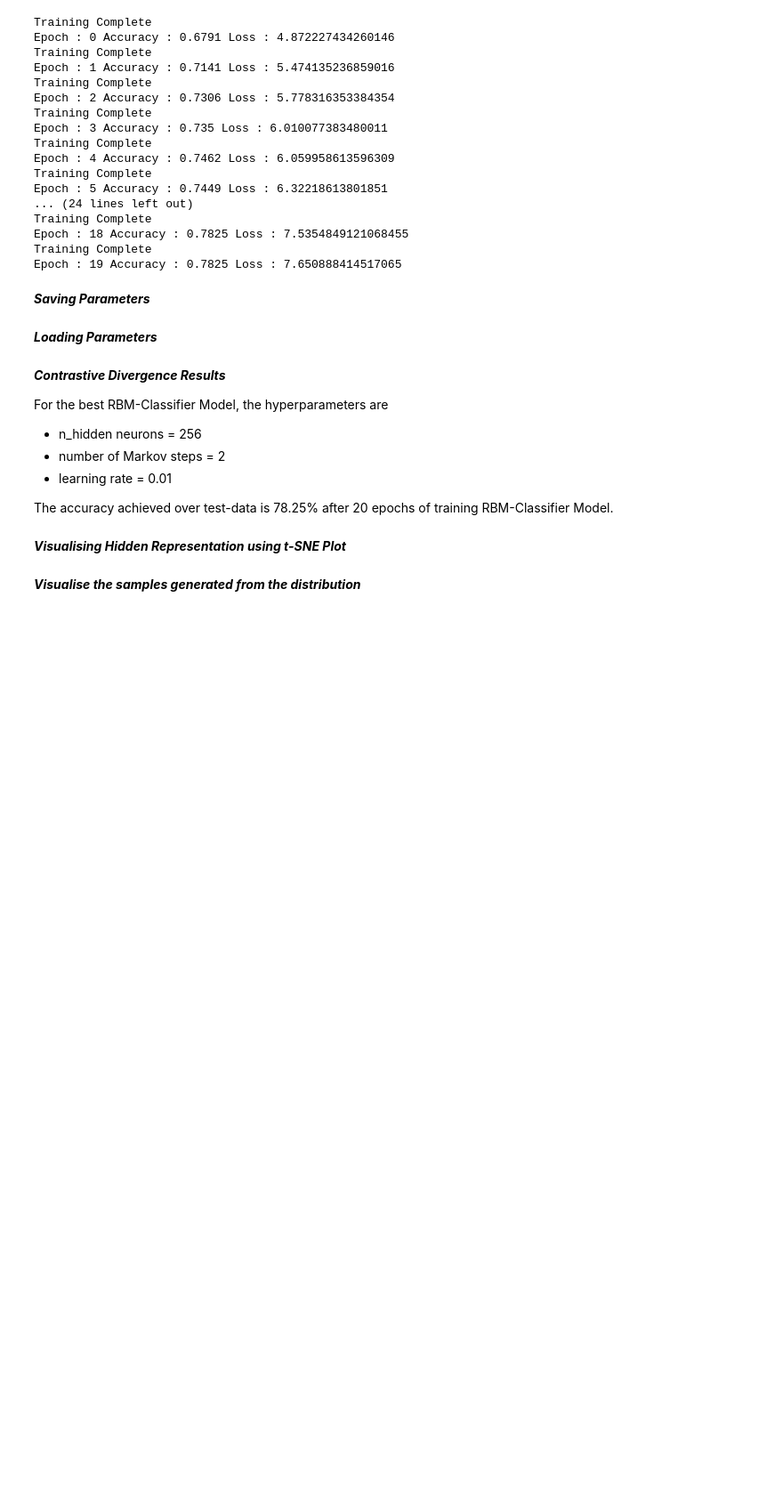
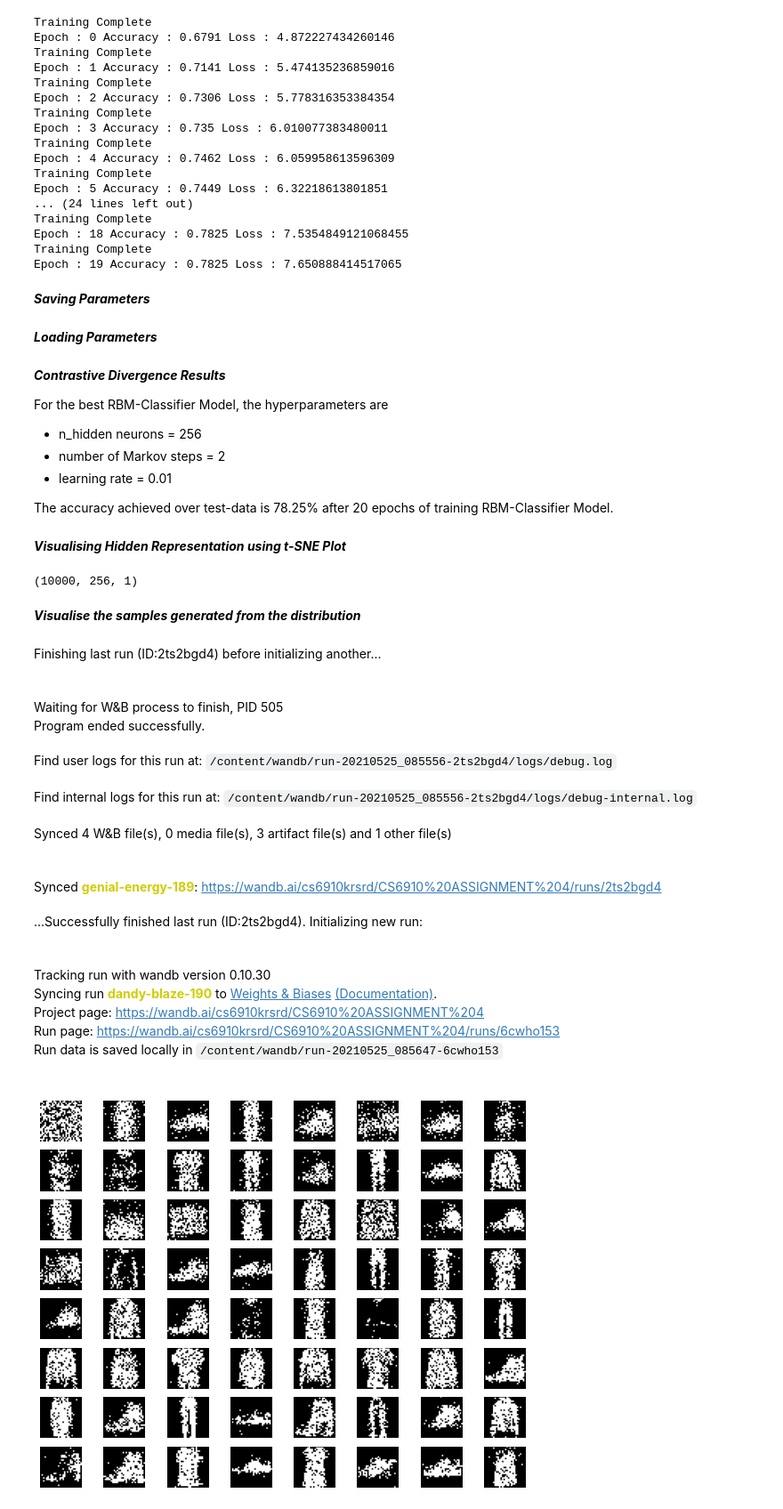
Before and after one commit to srinivasrdhkrshnn/RBM-with-Gibbs-Samplimg-Contrastive-Divergence, a Jupyter notebook: Contrastive_Divergence_Assignment_4.ipynb, the cells around one changed output. Shown: that part at 89% size. Drawn from its saved outputs; the diff is of its cells as text; code cells hidden in the pictures; blank space fills up the shorter version.

```diff
--- a/Contrastive_Divergence_Assignment_4.ipynb
+++ b/Contrastive_Divergence_Assignment_4.ipynb
@@ -307,6 +309,10 @@ run.finish()
 # %% [markdown]
 ***Loading Parameters***
 # %%
+MODEL_NAME ="Ass4_Model"
+RBM_DIR="rbm_param.pkl"
+CLASS_DIR="class_param.pkl"
+
 run = wandb.init(project=proj_name, job_type="load_model")
 
 
@@ -357,6 +363,8 @@ embedded = TSNE(n_components = 2, early_exaggeration = 7).fit_transform(hidden_r
 
 vis_x = embedded[:,0]
 vis_y = embedded[:,1]
+# %% [output]
+(10000, 256, 1)
 # %%
 run = wandb.init(project=proj_name,entity='cs6910krsrd',)
 
@@ -395,6 +403,14 @@ run.finish()
 # %% [markdown]
 ***Visualise the samples generated from the distribution***
 # %%
+  rbm_epochs = 20
+  classifier_epochs = 1
+  k = 2
+  n_hidden = 256
+  learning_rate = 0.001
+
+
+
   run = wandb.init(project=proj_name,entity='cs6910krsrd',)
 
 
@@ -422,30 +438,45 @@ run.finish()
             img = np.reshape(img_reconstruct, (28,28))
             plt.subplot(8,8,subplot_no)
             plt.imshow(img, cmap = "gray")
             plt.axis("off")
             subplot_no += 1
 
           for t in range(k) :                                                                # Markov Chain - Loop
              h_given_v = sigmoid(np.dot(W,v_sample)+h_bias)                                  # Evaluate p(h|v)
              h_sample = np.random.binomial(1,h_given_v)                                      # Convert to 0's and 1's assuming binomial distribution p(h|v)
              v_given_h = sigmoid(np.dot(np.transpose(W),h_sample)+v_bias)                    # Evaluate p(v|h)
              v_sample = np.random.binomial(1,v_given_h)                                      # Convert to 0's and 1's assuming binomial distribution p(v|h)
 
           # Update Rule
           W = W + learning_rate*(np.dot(sigmoid(np.dot(W,v_init)+h_bias),np.transpose(v_init)) - np.dot(sigmoid(np.dot(W,v_sample)+h_bias),np.transpose(v_sample)))
           v_bias = v_bias + learning_rate*(v_init-v_sample)
           h_bias = h_bias + learning_rate*(sigmoid(np.dot(W,v_init)+h_bias) - sigmoid(np.dot(W,v_sample)+h_bias))
 
 
       if (j==0) or (j==9) :
         wandb.log({"Sample Visualisation": plt})
 
 
       plt.show()
 
   rbm_parameters["W"] = W
   rbm_parameters["h_bias"] = h_bias
   rbm_parameters["v_bias"] = v_bias
   print("Training Complete")
 
   run.finish()
+# %% [output]
+Finishing last run (ID:2ts2bgd4) before initializing another...
+Waiting for W&B process to finish, PID 505
+Program ended successfully.
+Find user logs for this run at: /content/wandb/run-20210525_085556-2ts2bgd4/logs/debug.log
+Find internal logs for this run at: /content/wandb/run-20210525_085556-2ts2bgd4/logs/debug-internal.log
+Synced 4 W&B file(s), 0 media file(s), 3 artifact file(s) and 1 other file(s)
+Synced genial-energy-189: https://wandb.ai/cs6910krsrd/CS6910%20ASSIGNMENT%204/runs/2ts2bgd4
+...Successfully finished last run (ID:2ts2bgd4). Initializing new run:
+Tracking run with wandb version 0.10.30
+Syncing run dandy-blaze-190 to Weights & Biases (Documentation).
+Project page: https://wandb.ai/cs6910krsrd/CS6910%20ASSIGNMENT%204
+Run page: https://wandb.ai/cs6910krsrd/CS6910%20ASSIGNMENT%204/runs/6cwho153
+Run data is saved locally in /content/wandb/run-20210525_085647-6cwho153
+[figure, added]
```
Also changed, not shown: parts of 2 cells of this notebook.
